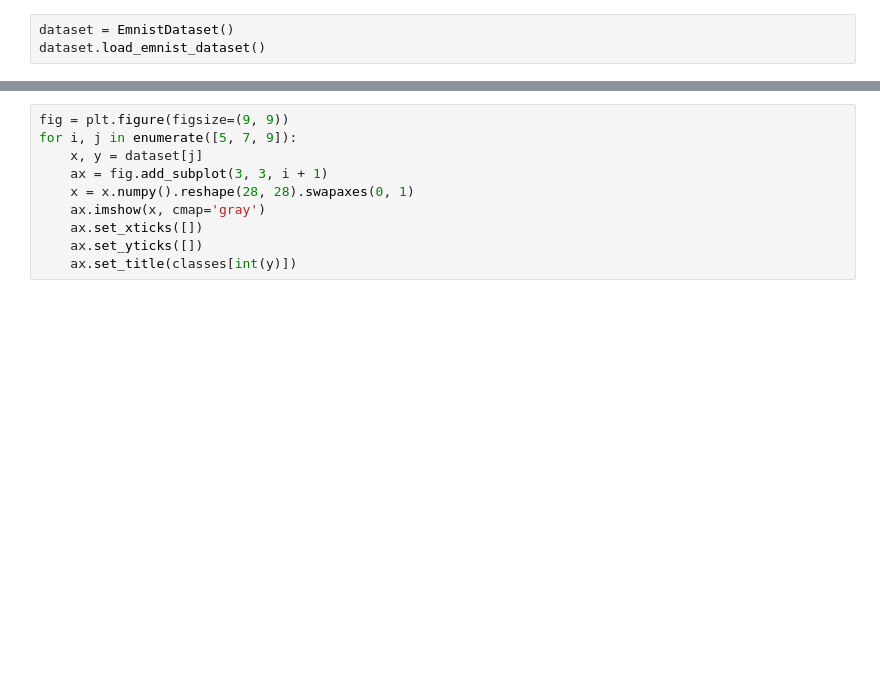
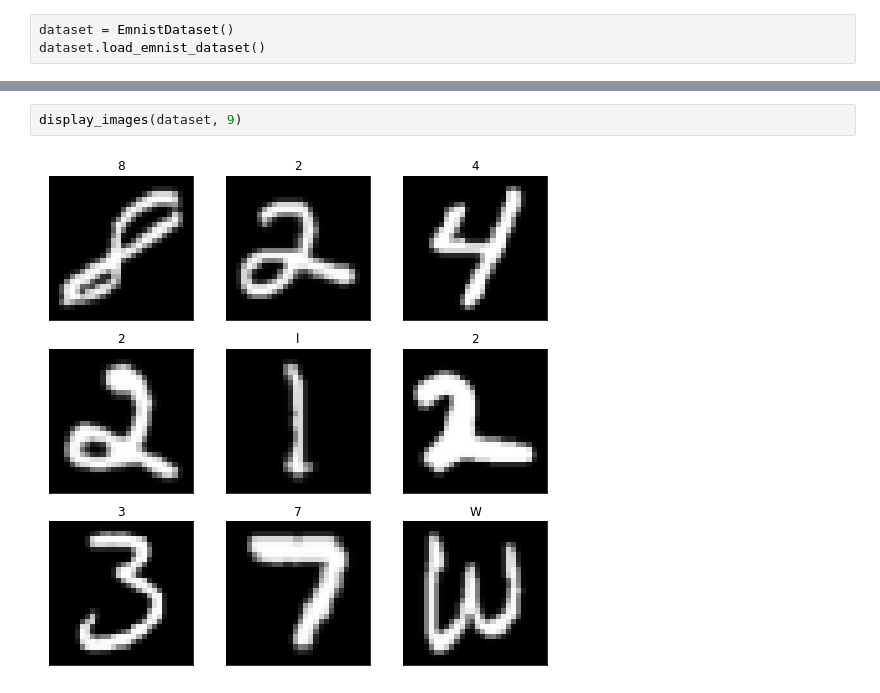
Before and after one commit to aktersnurra/text-recognizer, a Jupyter notebook: src/notebooks/01-look-at-emnist.ipynb, the cells around one changed output, grey strips where cells are left out. Cells and saved outputs as stored; diff of their text form; blank space fills up the shorter version.

```diff
--- a/src/notebooks/01-look-at-emnist.ipynb
+++ b/src/notebooks/01-look-at-emnist.ipynb
@@ -136,10 +41,4 @@ display_dl_images(dl, 9, classes)
-# %%
-fig = plt.figure(figsize=(9, 9))
-for i, j in enumerate([5, 7, 9]):
-    x, y = dataset[j]
-    ax = fig.add_subplot(3, 3, i + 1)
-    x = x.numpy().reshape(28, 28).swapaxes(0, 1)
-    ax.imshow(x, cmap='gray')
-    ax.set_xticks([])
-    ax.set_yticks([])
-    ax.set_title(classes[int(y)])
+# %%
+display_images(dataset, 9)
+# %% [output]
+[figure, added]
```
Also changed, not shown: parts of 28 cells of this notebook, 4 other files.
